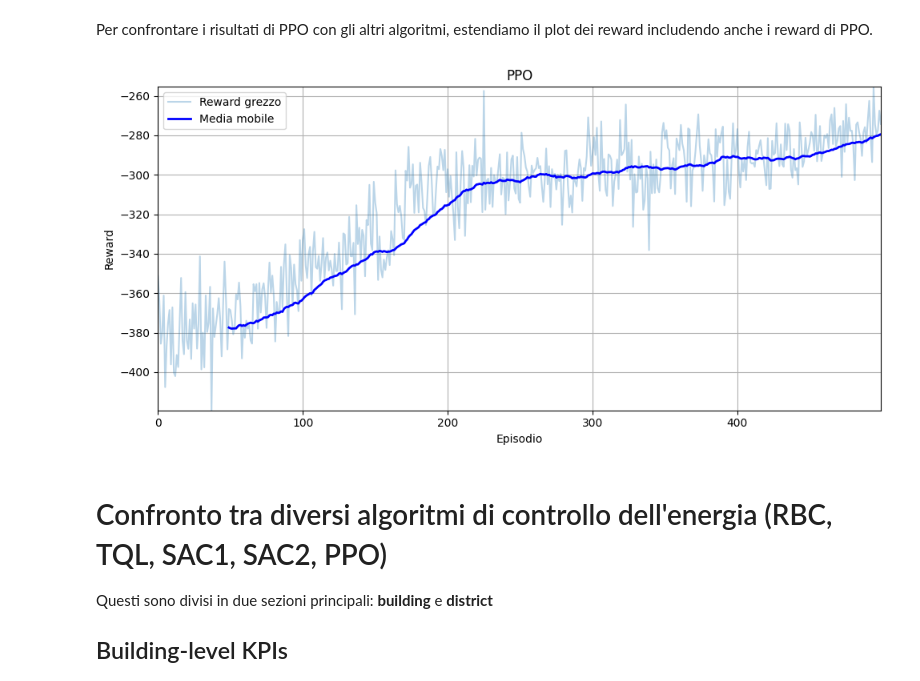
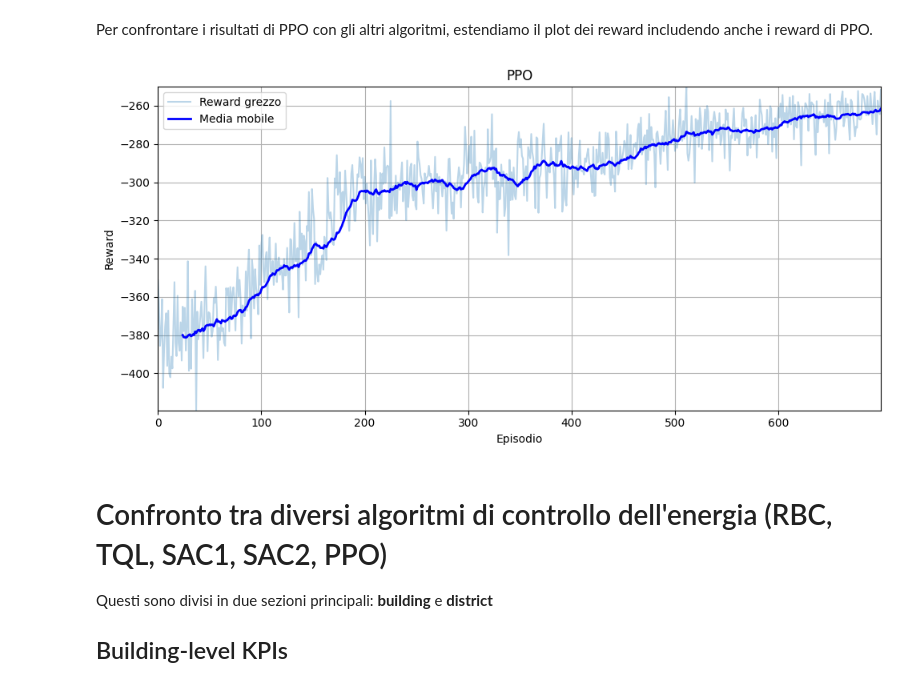
Before and after one commit to Isla-lab/CityLearnRL-Bioinformatica, a Jupyter notebook: notebooks/PPO_TD3_tutorial.ipynb, the cells around one changed output. Saved outputs shown, nothing was run; the diff lists cells and outputs as text; code cells hidden in the pictures.

```diff
--- a/notebooks/PPO_TD3_tutorial.ipynb
+++ b/notebooks/PPO_TD3_tutorial.ipynb
@@ -1565,7 +1567,7 @@ Ora, definiamo l'agente PPO, calcoliamo il numero di episodi di addrestramento e
 #ppo_episodes = int(tql_episodes * fraction)   # usa la stessa frazione di episodi di addestramento di SAC
 
 # custom episode timing (comment above codelines for use)
-ppo_episodes = 500
+ppo_episodes = 700
 
 print('Numero di episodi per addestrare PPO:', ppo_episodes)
 
@@ -1671,33 +1673,33 @@ Per confrontare i risultati di PPO con gli altri algoritmi, estendiamo il plot d
 # %%
 # -------------------- PLOT REWARDS INCLUDING PPO (SMOOTHED) --------------------
 
 import pandas as pd
 
 # Converti in Serie Pandas
 ppo_rewards = pd.Series(ppo_callback.reward_history[:ppo_episodes])
 
-# Applica media mobile con finestra di 50 episodi
-ppo_smoothed = ppo_rewards.rolling(window=50).mean()
+# Applica media mobile con finestra di 50 episodi / edited in 25 episodes
+ppo_smoothed = ppo_rewards.rolling(window=25).mean()
 
 # Plot
 fig, ax = plt.subplots(1, 1, figsize=(10, 5))
 
 # Reward grezzo (trasparente)
 ax.plot(ppo_rewards, alpha=0.3, label='Reward grezzo')
 
 # Reward smoothed (linea visibile)
 ax.plot(ppo_smoothed, color='blue', linewidth=2, label='Media mobile')
 
 # Etichette e layout
 ax.set_title('PPO')
 ax.set_xlabel('Episodio')
 ax.set_ylabel('Reward')
 ax.legend()
 ax.grid(True)
 plt.tight_layout()
 plt.show()
 # %% [output]
-[figure, old version]
+[figure, new version]
 # %% [markdown]
 # Confronto tra diversi algoritmi di controllo dell'energia (RBC, TQL, SAC1, SAC2, PPO)
 
```
Also changed, not shown: parts of 13 cells of this notebook, 13 other files.
